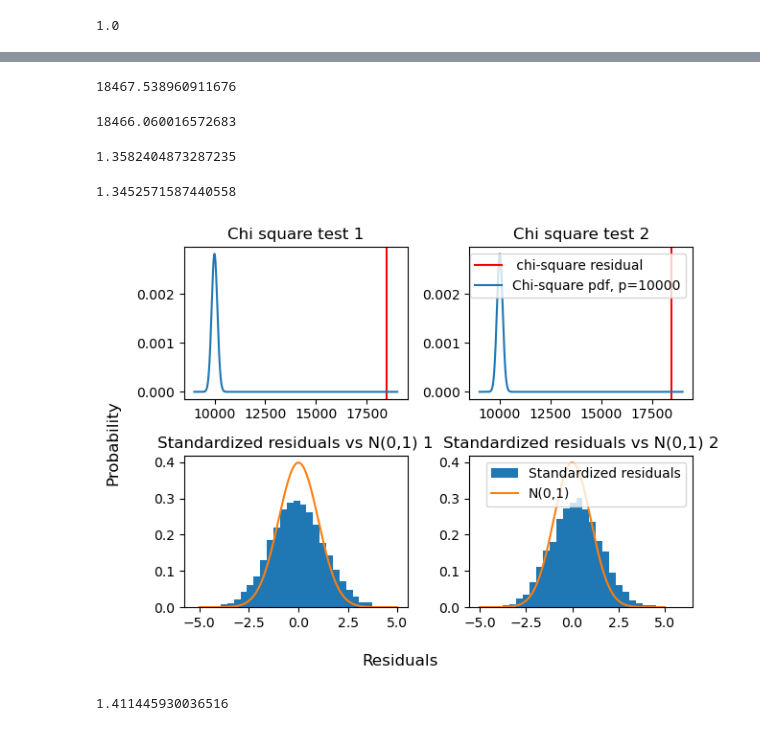
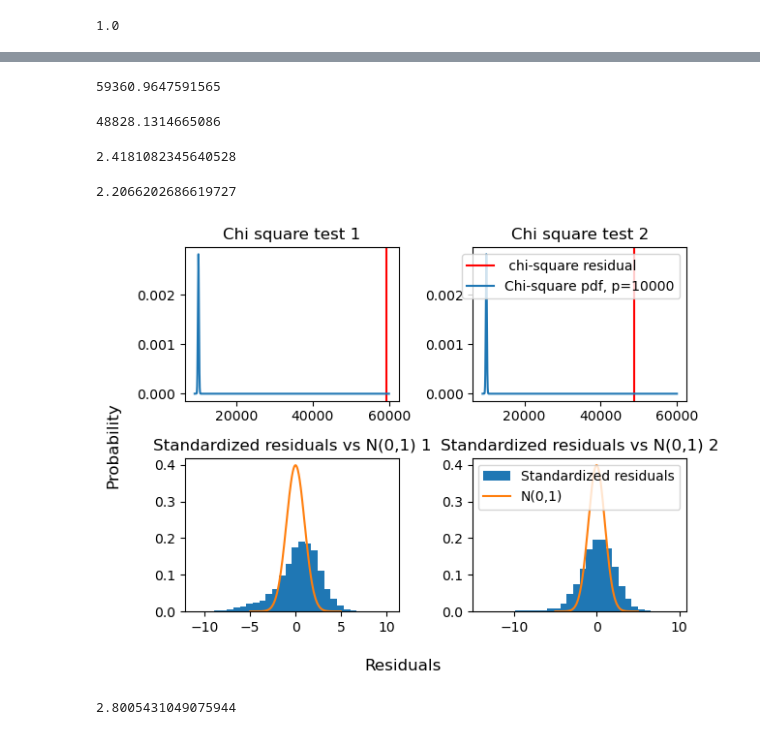
Before and after one commit to torgeirlw/master_git, a Jupyter notebook: Gen_with_blur/lin_gen_gauss_with_padding.ipynb, the cells around one changed output, grey strips where cells are left out. Drawn from its saved outputs; the diff is of its cells as text; code cells hidden in the pictures.

```diff
--- a/Gen_with_blur/lin_gen_gauss_with_padding.ipynb
+++ b/Gen_with_blur/lin_gen_gauss_with_padding.ipynb
@@ -54,11 +54,11 @@ blurred_images = blur_image(dataset, (5,5))
 # %%
 blurred_images_test =  blur_image(test_dataset, (5,5))
 # %%
-dataset2 = np.pad(dataset,((0,0),(5,5),(5,5)), mode='constant', constant_values=0)
-test_dataset2 = np.pad(test_dataset,((0,0),(5,5),(5,5)), mode='constant', constant_values=0)
+dataset2 = np.pad(dataset,((0,0),(5,5),(5,5)), mode='constant', constant_values=0.5)
+test_dataset2 = np.pad(test_dataset,((0,0),(5,5),(5,5)), mode='constant', constant_values=0.5)
 # %%
-blurred_images2 = np.pad(blurred_images,((0,0),(5,5),(5,5)), mode='constant', constant_values=0)
-blurred_images_test2 = np.pad(blurred_images_test,((0,0),(5,5),(5,5)), mode='constant', constant_values=0)
+blurred_images2 = np.pad(blurred_images,((0,0),(5,5),(5,5)), mode='constant', constant_values=0.5)
+blurred_images_test2 = np.pad(blurred_images_test,((0,0),(5,5),(5,5)), mode='constant', constant_values=0.5)
 # %%
 blurred_images2.shape
 # %% [output]
@@ -204,7 +204,8 @@ def seq_sim(blurred_im, params, nbh_size, blur_size):
     #new_im = np.zeros(im_shape)
     #new_im = dataset[4]
     #new_im_sample = blurred_im.copy()
-    new_im_sample = np.zeros((110,110))
+    #new_im_sample = np.zeros((110,110))
+    new_im_sample  = np.full((110, 110), 0.5)
     #pred_im = blurred_im.copy()
     bl_im = blurred_im.copy()
     m, n = nbh_size
@@ -585,53 +584,53 @@ chi_square2, standard_res2 = chi_square(0.01, 200, 3, (5,5))
 # %%
 chi_square1
 # %% [output]
-18467.538960911676
+59360.9647591565
 # %%
 chi_square2
 # %% [output]
-18466.060016572683
+48828.1314665086
 # %%
 np.std(standard_res1)
 # %% [output]
-1.3582404873287235
+2.4181082345640528
 # %%
 np.std(standard_res2)
 # %% [output]
-1.3452571587440558
+2.2066202686619727
 # %%
 fig, axes = plt.subplots(nrows=2, ncols=2,sharey=False)
-x = np.arange(9000, 19000, 1)
+x = np.arange(9000, 60000, 1)
 df = 100*100
 y = np.arange(-5,5,0.01)
 
 #im = axes.flat[0].hist(chi_square1, bins=30, density=True,label='residuals')
 im = axes.flat[0].axvline(chi_square1,color='r',label='chi-square residual')#,chi_square1)
 im = axes.flat[0].plot(x, scipy.stats.chi2.pdf(x, df), label='Chi-square pdf, p=10000')
 axes[0,0].set_title("Chi square test 1")
 
 #im = axes.flat[1].hist(chi_square2, bins=30, density=True,label='residuals')
 im = axes.flat[1].axvline(chi_square2,color='r',label=' chi-square residual')#,chi_square2)
 im = axes.flat[1].plot(x, scipy.stats.chi2.pdf(x, df), label='Chi-square pdf, p=10000')
 axes[0,1].set_title("Chi square test 2")
 axes[0,1].legend(loc='upper right')
 
 im = axes.flat[2].hist(standard_res1.flatten(), bins=30, density=True, label='Standardized residuals')
 im = axes.flat[2].plot(y, scipy.stats.norm.pdf(y,0,1), label='N(0,1)')
 axes[1,0].set_title("Standardized residuals vs N(0,1) 1")
 
 im = axes.flat[3].hist(standard_res2.flatten(), bins=30, density=True, label='Standardized residuals')
 im = axes.flat[3].plot(y, scipy.stats.norm.pdf(y,0,1), label='N(0,1)')
 axes[1,1].set_title("Standardized residuals vs N(0,1) 2")
 axes[1,1].legend(loc='upper right')
 
 
 fig.supylabel('Probability')
 fig.supxlabel('Residuals')
 fig.tight_layout()
 
 plt.savefig('../figures_blur/linreg_Chi_square_both.jpg')
 # %% [output]
-[figure, old version]
+[figure, new version]
 # %%
 def eps_i(eps_std, num_samples, im, nbh_size):
     m,n = nbh_size
@@ -648,7 +647,7 @@ dddb = eps_i(0.01, 10, 2, (5,5))
 # %%
 np.std(dddb.flatten())
 # %% [output]
-1.411445930036516
+2.8005431049075944
 # %%
 plt.hist(dddb.flatten(), bins=50, density=True)
 #x = np.arange(7000, 13000, 1)
```
Also changed, not shown: parts of 20 cells of this notebook, 23 other files.
